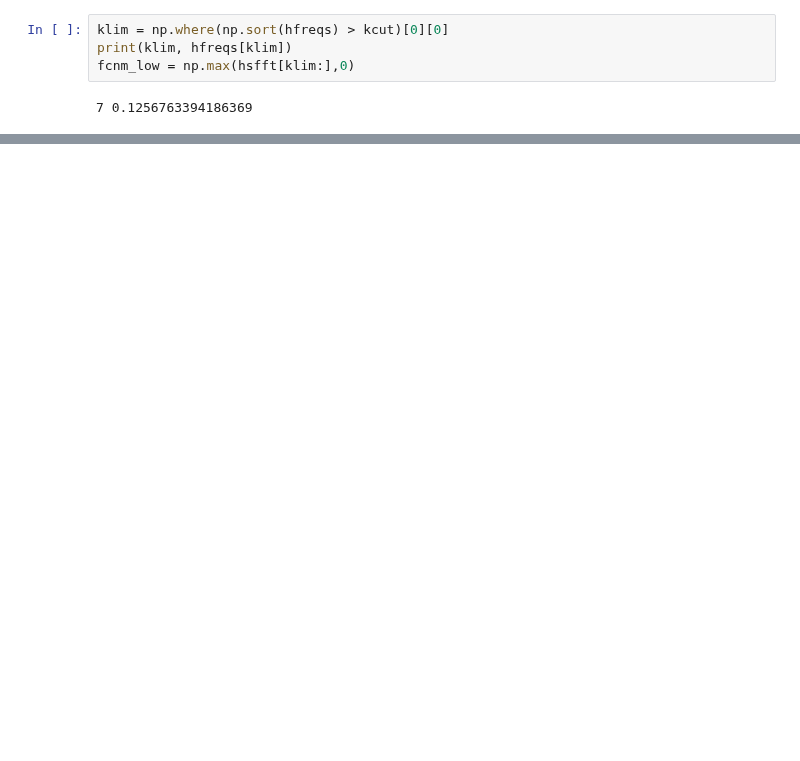
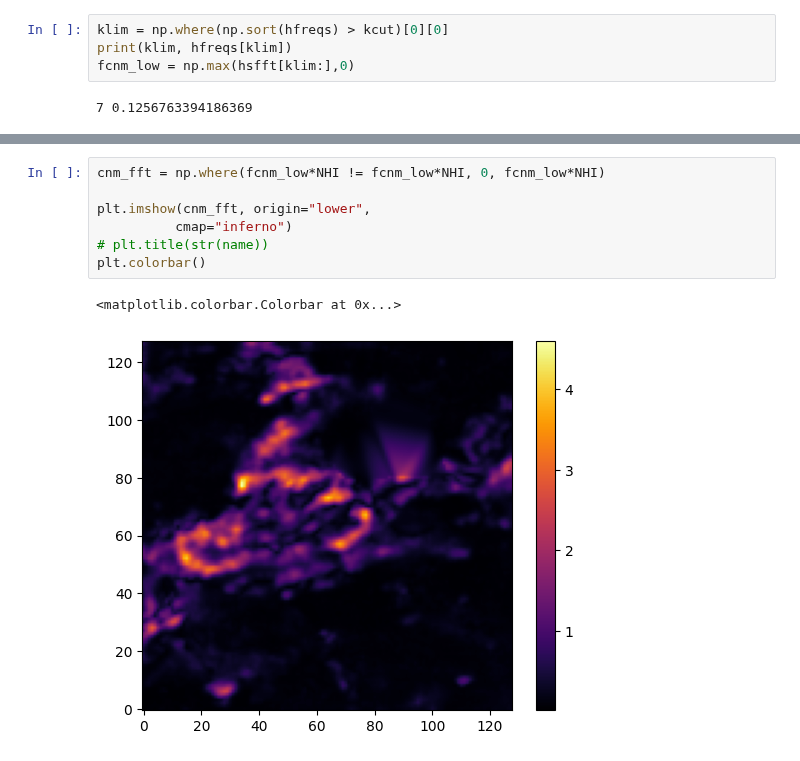
Before and after one commit to lukavujeva/ast425, a Jupyter notebook: Marchal_et_al_2022b.ipynb, the cells around one changed output, grey strips where cells are left out. Cells and saved outputs as stored; diff of their text form; blank space fills up the shorter version.

```diff
--- a/Marchal_et_al_2022b.ipynb
+++ b/Marchal_et_al_2022b.ipynb
@@ -133,0 +166,10 @@ plt.colorbar()
+# %%
+cnm_fft = np.where(fcnm_low*NHI != fcnm_low*NHI, 0, fcnm_low*NHI)
+
+plt.imshow(cnm_fft, origin="lower",
+          cmap="inferno")
+# plt.title(str(name))
+plt.colorbar()
+# %% [output]
+<matplotlib.colorbar.Colorbar at 0x...>
+[figure, added]
```
Also changed, not shown: parts of 11 cells of this notebook.
